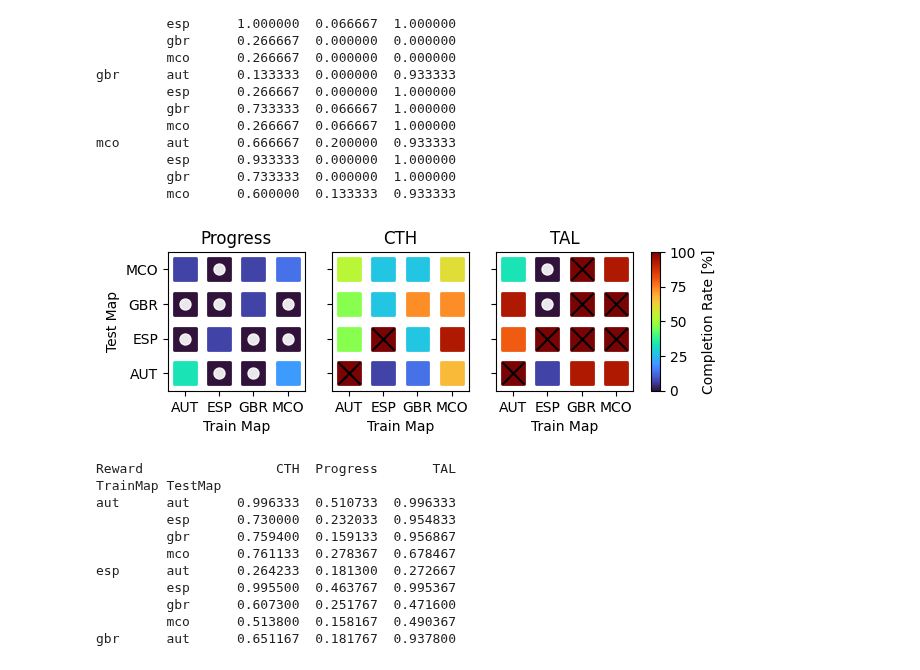
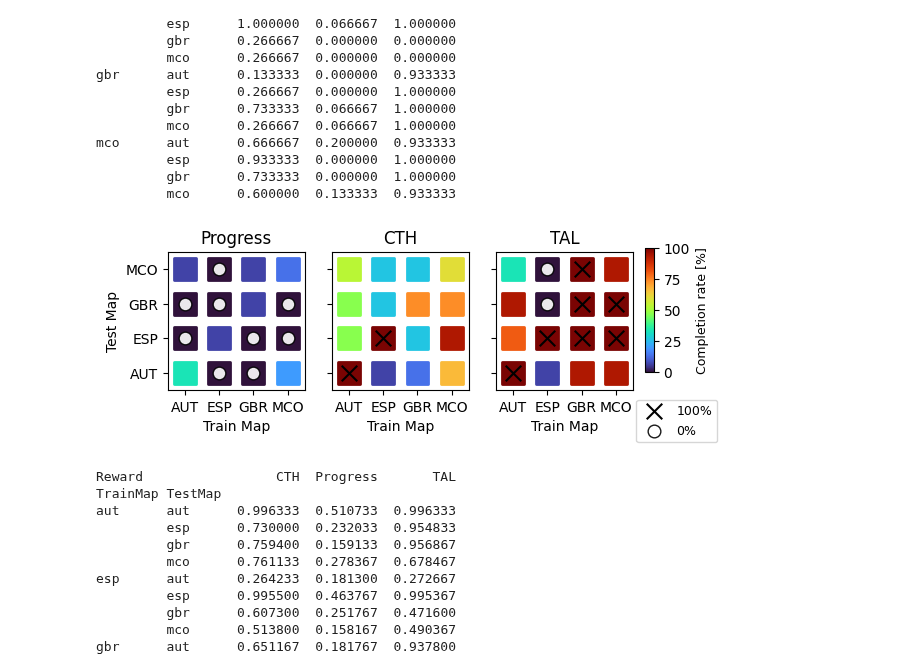
Before and after one commit to BDEvan5/f1tenth_benchmarks, a Jupyter notebook: Notebooks/drl_results.ipynb, the cells around one changed output. Cells and saved outputs as stored; diff of their text form; code cells hidden in the pictures.

```diff
--- a/Notebooks/drl_results.ipynb
+++ b/Notebooks/drl_results.ipynb
@@ -193,39 +193,46 @@ completion_data["TrainMap"] = completion_data["TrainMap"].apply(lambda x: x.uppe
 completion_data["TestMap"] = completion_data["TestMap"].apply(lambda x: x.upper())
 size = 250
 
 rewards = ["Progress", "CTH", "TAL"]
 
 fig, ax = plt.subplots(1, 3, figsize=(6, 1.8), sharex=True, sharey=True)
 for i, reward in enumerate(rewards):
     axs = ax[i]
     reward_df = completion_data.loc[completion_data.Reward == reward]
 
     a = axs.scatter(reward_df["TrainMap"], reward_df["TestMap"], s=size, c=reward_df["CompletionRate"], marker='s', linewidth=2, cmap='turbo', vmin=0, vmax=100)
 
     complete_df = reward_df.loc[reward_df.CompletionRate >= 99]
-    axs.scatter(complete_df["TrainMap"], complete_df["TestMap"], s=size, c='k', marker='x')
+    axs.scatter(complete_df["TrainMap"], complete_df["TestMap"], s=size/2, c='k', marker='x', label="100%")
 
     complete_df = reward_df.loc[reward_df.CompletionRate <= 1]
-    axs.scatter(complete_df["TrainMap"], complete_df["TestMap"], s=size/4, edgecolors='w', marker='o', alpha=0.9, facecolor='w')
+    axs.scatter(complete_df["TrainMap"], complete_df["TestMap"], s=size/3, edgecolors='k', marker='o', alpha=0.9, facecolor='w', label="0%")
+    # axs[1].scatter(complete_df["simulator_timestep"], complete_df["mu"], s=size/2, c='k', marker='x', label="100%")
+    # axs[1].scatter(complete_df["simulator_timestep"], complete_df["mu"], s=size/3, edgecolors='k', marker='o', alpha=0.9, facecolor='w', label="0%")
+
     # axs.scatter(complete_df["TrainMap"], complete_df["TestMap"], s=size, edgecolors='w', marker='o', alpha=0.9, facecolor='none')
 
     axs.set_title(reward)
     axs.set_xlabel("Train Map")
     axs.set_xlim(-0.5, 3.5)
     axs.set_ylim(-0.5, 3.5)
 
 ax[0].set_ylabel("Test Map")
 
-ax = ax[2]
-cax = fig.add_axes([ax.get_position().x1+0.03, ax.get_position().y0, 0.015, ax.get_position().height])
-plt.colorbar(a, cax=cax, label="Completion Rate [%]")
+ax2 = ax[2]
+# cax = fig.add_axes([ax.get_position().x1+0.1, ax.get_position().y0+0.19, 0.015, ax.get_position().height*0.78])
+cax = fig.add_axes([ax2.get_position().x1+0.02, ax2.get_position().y0+0.1, 0.015, ax2.get_position().height*0.9])
+# cax = fig.add_axes([ax2.get_position().x1+0.03, ax2.get_position().y0, 0.015, ax2.get_position().height])
+cbar = plt.colorbar(a, cax=cax, label="Completion Rate [%]")
+cbar.set_label("Completion rate [%]", size=9)
+ax[2].legend(loc='center', bbox_to_anchor=(1.32, -0.22), fontsize=9)
 
 # plt.tight_layout()
 
 plt.savefig(f"{save_path}drl_CompletionRate.pdf", bbox_inches='tight')
 plt.savefig(f"{save_path}drl_CompletionRate.svg", bbox_inches='tight')
 # %% [output]
-[figure, old version]
+[figure, new version]
 # %%
 summary_df = pd.read_csv("Logs/drl_avg_data.csv")
 
```
Also changed, not shown: 3 other files.
